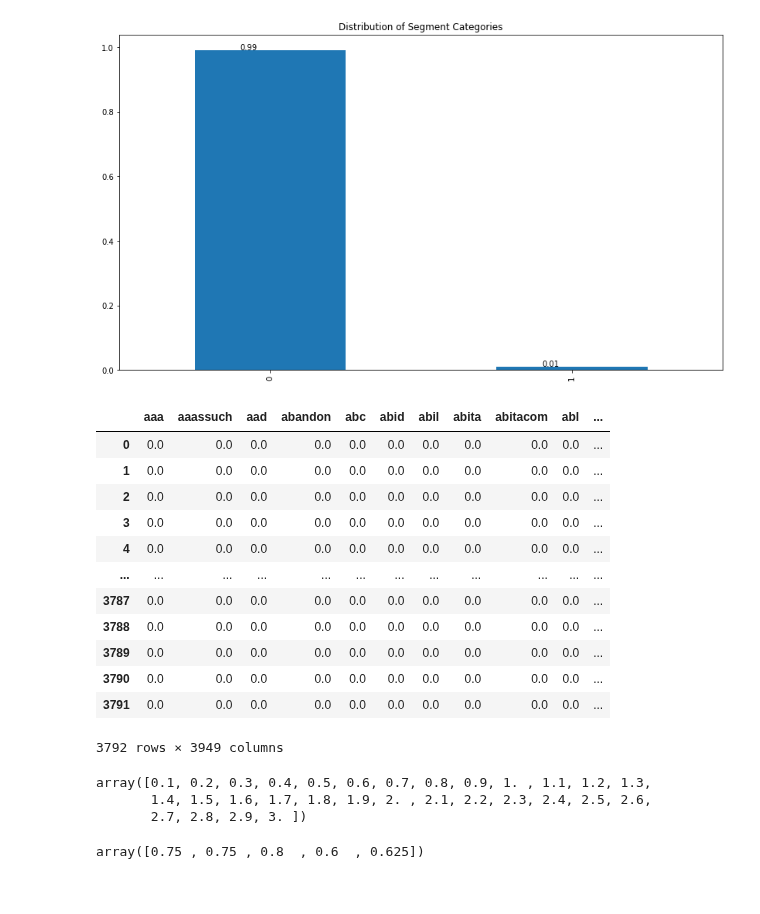
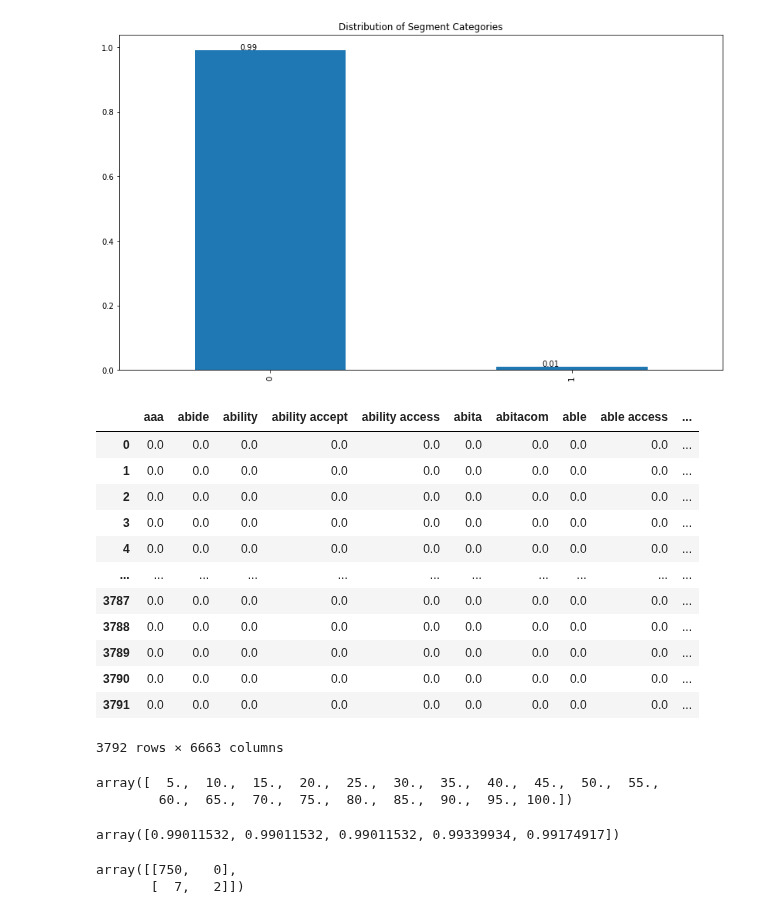
Before and after one commit to bachhvu/Policy-NLP, a Jupyter notebook: Data_Retention_Model_Development.ipynb, the cells around one changed output. Cells and saved outputs as stored; diff of their text form; code cells hidden in the pictures.

```diff
--- a/Data_Retention_Model_Development.ipynb
+++ b/Data_Retention_Model_Development.ipynb
@@ -69,32 +69,32 @@ for index, value in enumerate(segments['data_retention'].value_counts(normalize=
 [figure]
 # %%
 # create the object of tfid vectorizer
-tfid_vectorizer = TfidfVectorizer("english")
+tfid_vectorizer = TfidfVectorizer("english", ngram_range=(1,2), min_df=5, max_df=0.7)
 # fit the vectorizer using the text data
 tfid = tfid_vectorizer.fit(segments['segments'])
 # collect the vocabulary items used in the vectorizer
 dictionary = tfid_vectorizer.vocabulary_.items()
 
 tfid_matrix = tfid_vectorizer.transform(segments['segments']).todense()
 feature_names = tfid_vectorizer.get_feature_names()
 
 # store the tf-idf array into pandas dataframe
 df = pd.DataFrame(tfid_matrix, columns=feature_names)
 df['output'] = segments['data_retention']
 df
 # %% [output]
-|  | aaa | aaassuch | aad | abandon | abc | abid | abil | abita | abitacom | abl | ... |
-| 0 | 0.0 | 0.0 | 0.0 | 0.0 | 0.0 | 0.0 | 0.0 | 0.0 | 0.0 | 0.0 | ... |
-| 1 | 0.0 | 0.0 | 0.0 | 0.0 | 0.0 | 0.0 | 0.0 | 0.0 | 0.0 | 0.0 | ... |
-| 2 | 0.0 | 0.0 | 0.0 | 0.0 | 0.0 | 0.0 | 0.0 | 0.0 | 0.0 | 0.0 | ... |
-| 3 | 0.0 | 0.0 | 0.0 | 0.0 | 0.0 | 0.0 | 0.0 | 0.0 | 0.0 | 0.0 | ... |
-| 4 | 0.0 | 0.0 | 0.0 | 0.0 | 0.0 | 0.0 | 0.0 | 0.0 | 0.0 | 0.0 | ... |
-| ... | ... | ... | ... | ... | ... | ... | ... | ... | ... | ... | ... |
-| 3787 | 0.0 | 0.0 | 0.0 | 0.0 | 0.0 | 0.0 | 0.0 | 0.0 | 0.0 | 0.0 | ... |
-| 3788 | 0.0 | 0.0 | 0.0 | 0.0 | 0.0 | 0.0 | 0.0 | 0.0 | 0.0 | 0.0 | ... |
-| 3789 | 0.0 | 0.0 | 0.0 | 0.0 | 0.0 | 0.0 | 0.0 | 0.0 | 0.0 | 0.0 | ... |
-| 3790 | 0.0 | 0.0 | 0.0 | 0.0 | 0.0 | 0.0 | 0.0 | 0.0 | 0.0 | 0.0 | ... |
-| 3791 | 0.0 | 0.0 | 0.0 | 0.0 | 0.0 | 0.0 | 0.0 | 0.0 | 0.0 | 0.0 | ... |
+|  | aaa | abide | ability | ability accept | ability access | abita | abitacom | able | able access | ... |
+| 0 | 0.0 | 0.0 | 0.0 | 0.0 | 0.0 | 0.0 | 0.0 | 0.0 | 0.0 | ... |
+| 1 | 0.0 | 0.0 | 0.0 | 0.0 | 0.0 | 0.0 | 0.0 | 0.0 | 0.0 | ... |
+| 2 | 0.0 | 0.0 | 0.0 | 0.0 | 0.0 | 0.0 | 0.0 | 0.0 | 0.0 | ... |
+| 3 | 0.0 | 0.0 | 0.0 | 0.0 | 0.0 | 0.0 | 0.0 | 0.0 | 0.0 | ... |
+| 4 | 0.0 | 0.0 | 0.0 | 0.0 | 0.0 | 0.0 | 0.0 | 0.0 | 0.0 | ... |
+| ... | ... | ... | ... | ... | ... | ... | ... | ... | ... | ... |
+| 3787 | 0.0 | 0.0 | 0.0 | 0.0 | 0.0 | 0.0 | 0.0 | 0.0 | 0.0 | ... |
+| 3788 | 0.0 | 0.0 | 0.0 | 0.0 | 0.0 | 0.0 | 0.0 | 0.0 | 0.0 | ... |
+| 3789 | 0.0 | 0.0 | 0.0 | 0.0 | 0.0 | 0.0 | 0.0 | 0.0 | 0.0 | ... |
+| 3790 | 0.0 | 0.0 | 0.0 | 0.0 | 0.0 | 0.0 | 0.0 | 0.0 | 0.0 | ... |
+| 3791 | 0.0 | 0.0 | 0.0 | 0.0 | 0.0 | 0.0 | 0.0 | 0.0 | 0.0 | ... |
-3792 rows × 3949 columns
+3792 rows × 6663 columns
 # %%
 #Split data using 30%/70% split
@@ -102,17 +102,23 @@ segments_train, segments_test, targets_train, targets_test = train_test_split(df
 # %%
-alpha_list = np.linspace(0.1,3,30)
+alpha_list = np.linspace(5,100,20)
 alpha_list = np.around(alpha_list, decimals=4)
 alpha_list
 # %% [output]
-array([0.1, 0.2, 0.3, 0.4, 0.5, 0.6, 0.7, 0.8, 0.9, 1. , 1.1, 1.2, 1.3,
-       1.4, 1.5, 1.6, 1.7, 1.8, 1.9, 2. , 2.1, 2.2, 2.3, 2.4, 2.5, 2.6,
-       2.7, 2.8, 2.9, 3. ])
+array([  5.,  10.,  15.,  20.,  25.,  30.,  35.,  40.,  45.,  50.,  55.,
+        60.,  65.,  70.,  75.,  80.,  85.,  90.,  95., 100.])
 # %%
 kf = StratifiedKFold(n_splits=5, random_state=0, shuffle=False)
 params = {'C': alpha_list,
           'random_state': [0]}
 # %%
-classifier = LinearSVC(random_state=0)
-cross_val_score(classifier, segments_train, targets_train, cv=kf, scoring='recall_macro')
+classifier = svm.SVC()
+cross_val_score(classifier, segments_train, targets_train, cv=kf)
 # %% [output]
-array([0.75 , 0.75 , 0.8  , 0.6  , 0.625])
+array([0.99011532, 0.99011532, 0.99011532, 0.99339934, 0.99174917])
+# %%
+classifier.fit(segments_train, targets_train)
+base_preds = classifier.predict(segments_test)
+confusion_matrix(targets_test.astype(str), base_preds.astype(str))
+# %% [output]
+array([[750,   0],
+       [  7,   2]])
```
Also changed, not shown: parts of 17 cells of this notebook.
